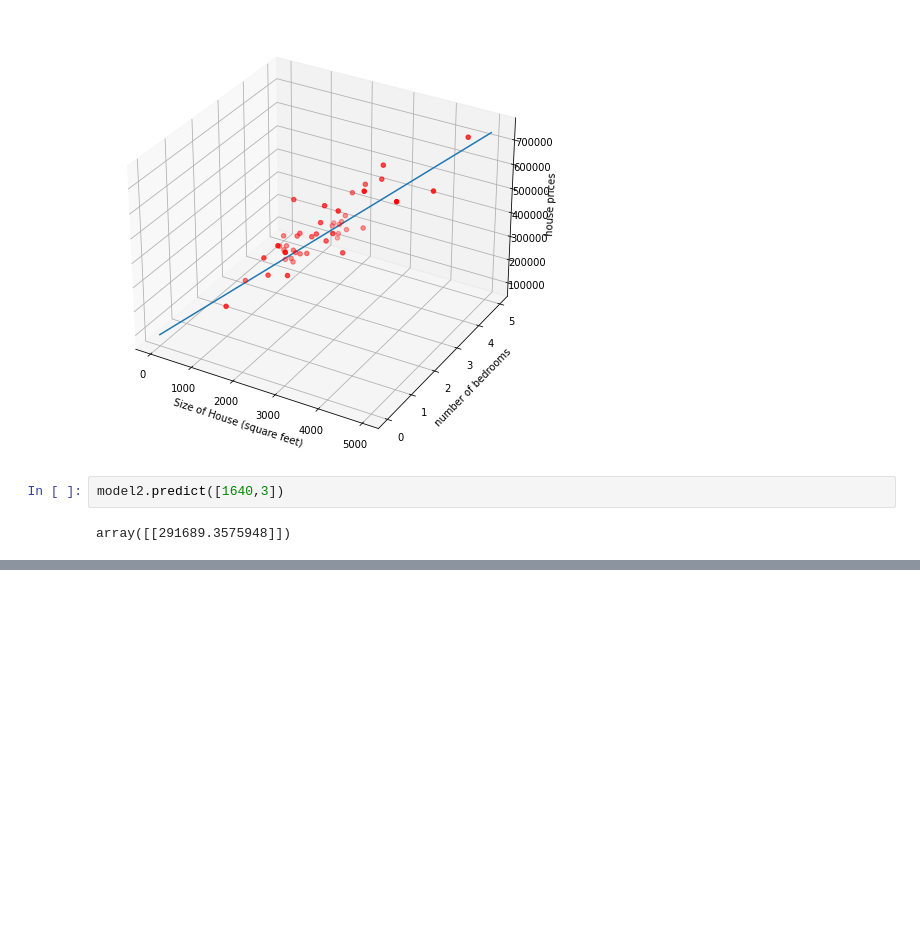
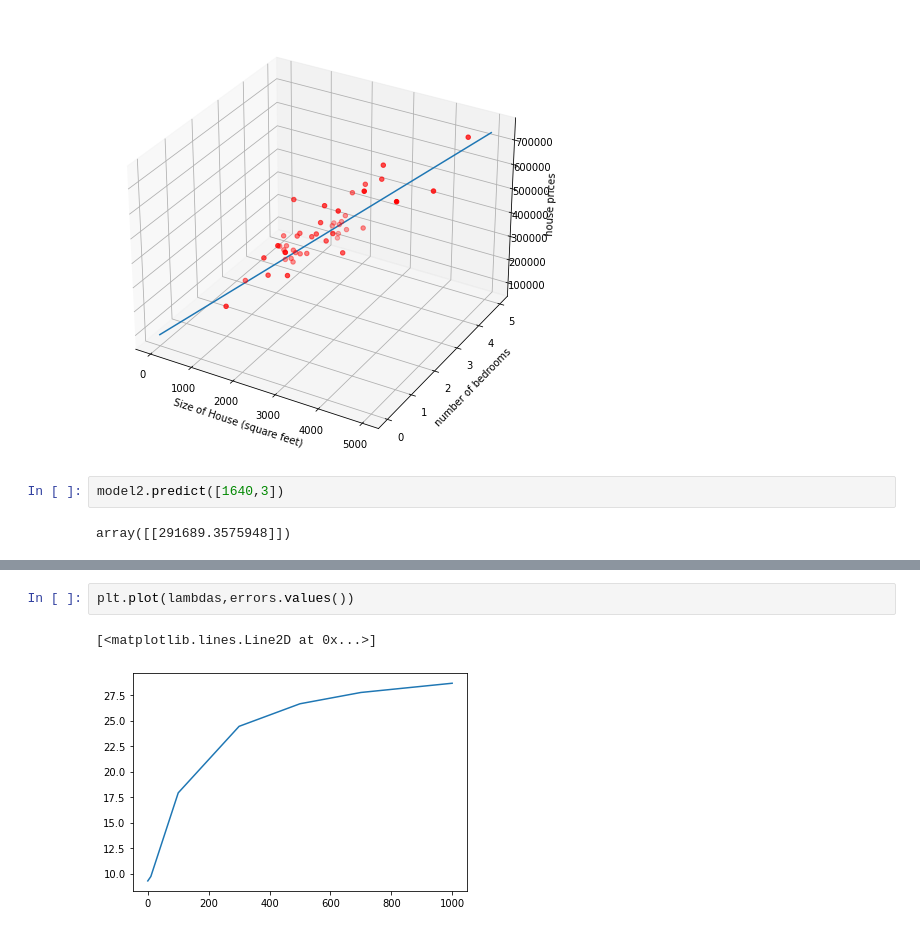
Before and after one commit to SwayamInSync/demystifying_machine_learning, a Jupyter notebook: linear_regression/notebook.ipynb, the cells around one changed output, grey strips where cells are left out. Drawn from its saved outputs; the diff is of its cells as text; blank space fills up the shorter version.

```diff
--- a/linear_regression/notebook.ipynb
+++ b/linear_regression/notebook.ipynb
@@ -159,0 +271,5 @@ array([[291689.3575948]])
+# %%
+plt.plot(lambdas,errors.values())
+# %% [output]
+[<matplotlib.lines.Line2D at 0x...>]
+[figure, added]
```
Also changed, not shown: parts of 7 cells of this notebook, 4 other files.
